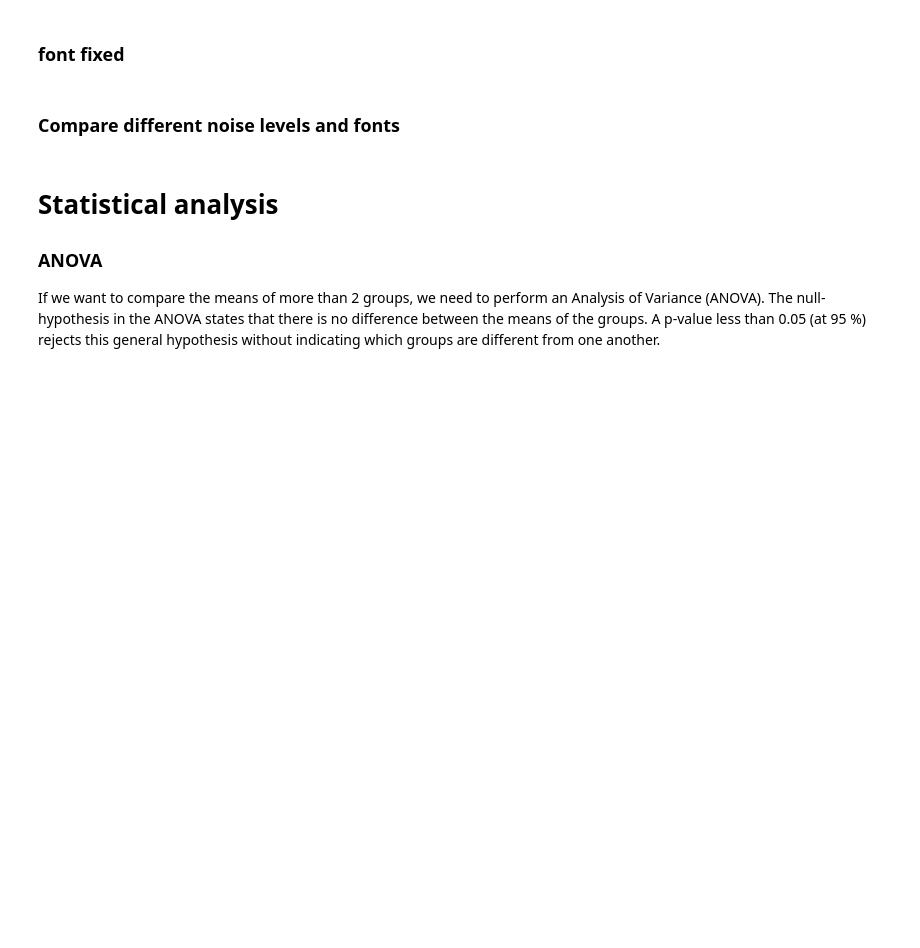
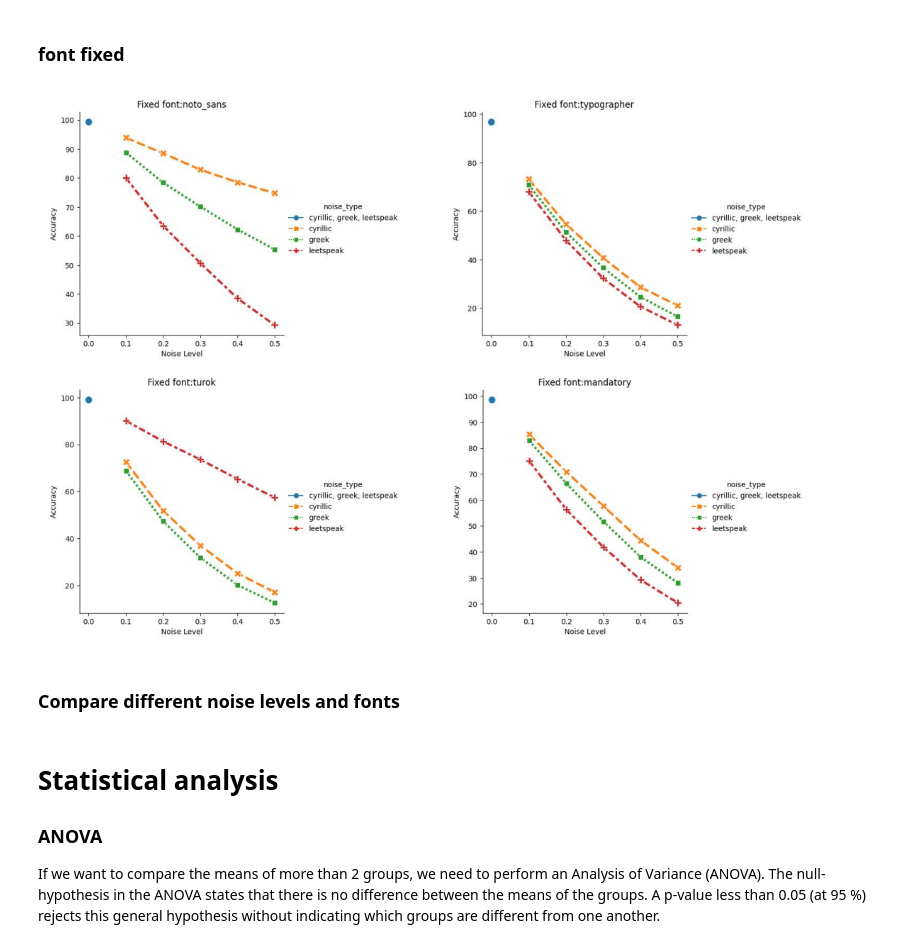
Before and after one commit to ANNAISDEVIL/cvdl_ss23, a Jupyter notebook: result&plot/plot.ipynb, the cells around one changed output. Drawn from its saved outputs; the diff is of its cells as text; code cells hidden in the pictures; blank space fills up the shorter version.

```diff
--- a/result&plot/plot.ipynb
+++ b/result&plot/plot.ipynb
@@ -125,34 +184,35 @@ input_folder = "./plots/font_fixed/"  # Replace with your folder path
 # List of JPG files in the specified directory
 file_names = ["noto_sans.jpg", "typographer.jpg", "turok.jpg", "mandatory.jpg"]  # Replace with your actual file names
 
 # Determine the number of subplots
 num_subplots = min(len(file_names), 4)  # Ensure there are no more than 4 subplots
 
 # Create a figure with 2 rows and 2 columns of subplots
 fig, axes = plt.subplots(2, 2, figsize=(12, 8))
 
 # Flatten the axes array to iterate over it in a linear fashion
 flat_axes = axes.flatten()
 
 # Iterate over each file and create a subplot with the image
 for i, file_name in enumerate(file_names[:num_subplots]):
     if os.path.exists(os.path.join(input_folder, file_name)):
         # Load the image file
         img = Image.open(os.path.join(input_folder, file_name))
         ax = flat_axes[i]
         ax.imshow(img)
-        ax.set_title(file_name[:-4])  # Set the title without the ".jpg" extension
         ax.axis("off")  # Turn off the axes
 
 # Adjust spacing between subplots
 plt.tight_layout()
 
 # Save the subplots as a single image file in the input_folder
 output_path = os.path.join(input_folder, "combined_subplots.jpg")
 plt.savefig(output_path)
 
 # Show the subplots
 plt.show()
+# %% [output]
+[figure, added]
 # %% [markdown]
 ### Compare different noise levels and fonts
 # %%
```
Also changed, not shown: parts of 6 cells of this notebook, 3 other files.
